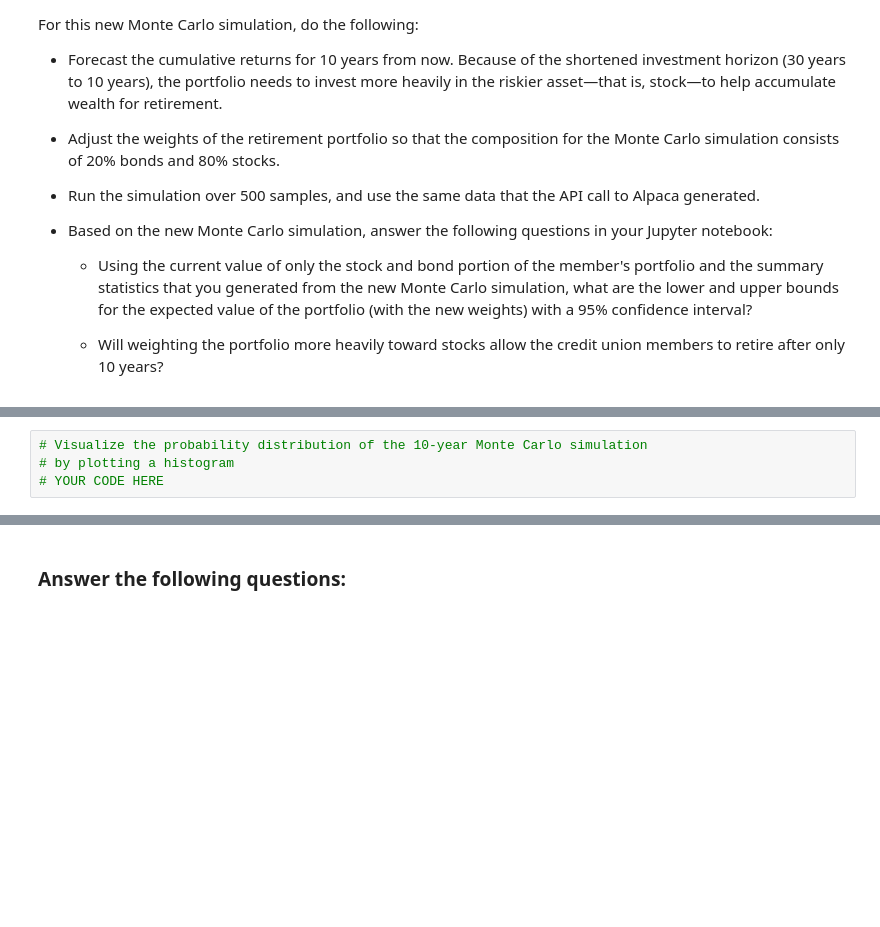
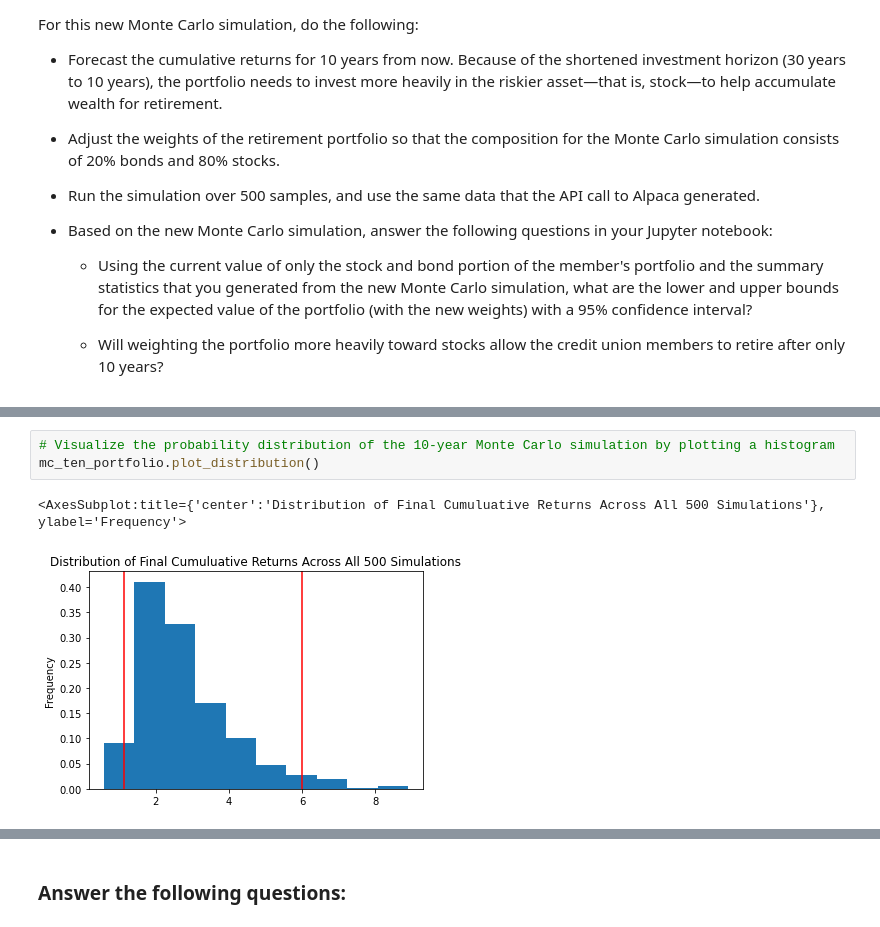
Before and after one commit to coronado212/financial_planner_api_5, a Jupyter notebook: financial_planning_tools.ipynb, the cells around one changed output, grey strips where cells are left out. Drawn from its saved outputs; the diff is of its cells as text; blank space fills up the shorter version.

```diff
--- a/financial_planning_tools.ipynb
+++ b/financial_planning_tools.ipynb
@@ -607,7 +639,9 @@ For this new Monte Carlo simulation, do the following:
 # %%
-# Visualize the probability distribution of the 10-year Monte Carlo simulation
-# by plotting a histogram
-# YOUR CODE HERE
+# Visualize the probability distribution of the 10-year Monte Carlo simulation by plotting a histogram
+mc_ten_portfolio.plot_distribution()
+# %% [output]
+<AxesSubplot:title={'center':'Distribution of Final Cumuluative Returns Across All 500 Simulations'}, ylabel='Frequency'>
+[figure, added]
 # %%
 # Generate summary statistics from the 10-year Monte Carlo simulation results
 # Save the results as a variable
```
Also changed, not shown: parts of 29 cells of this notebook.
